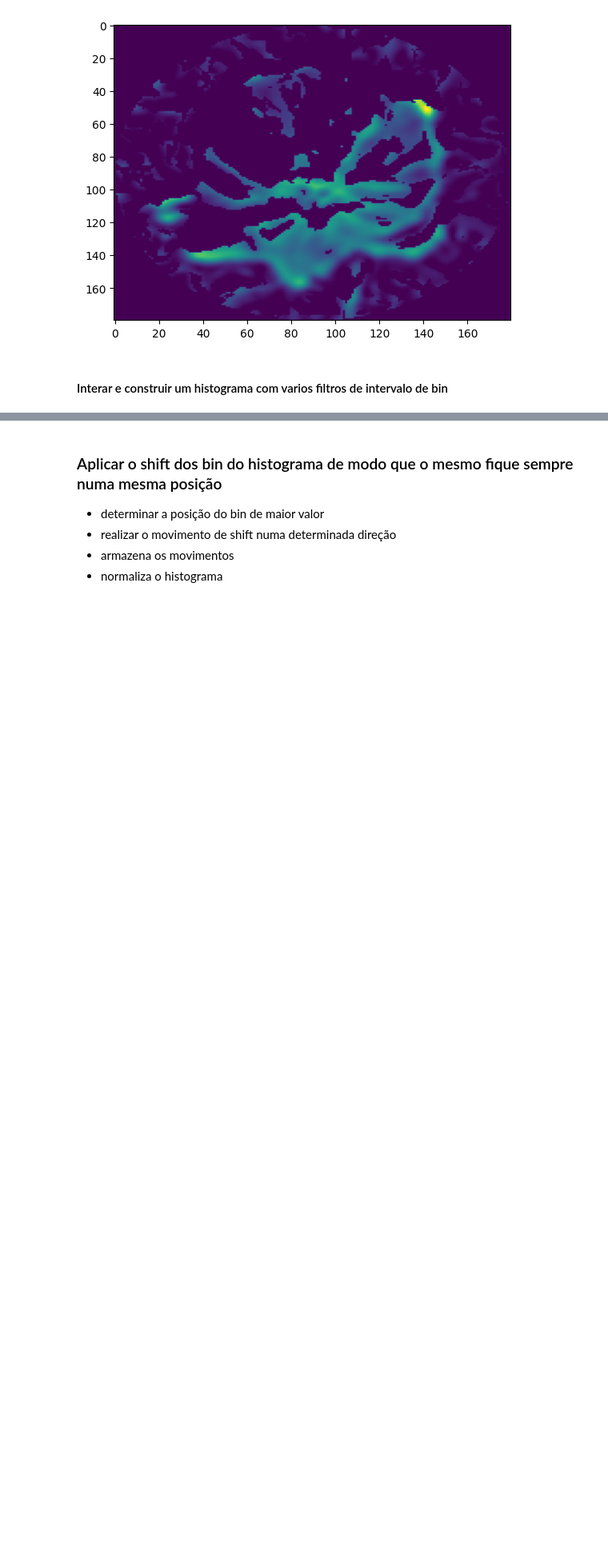
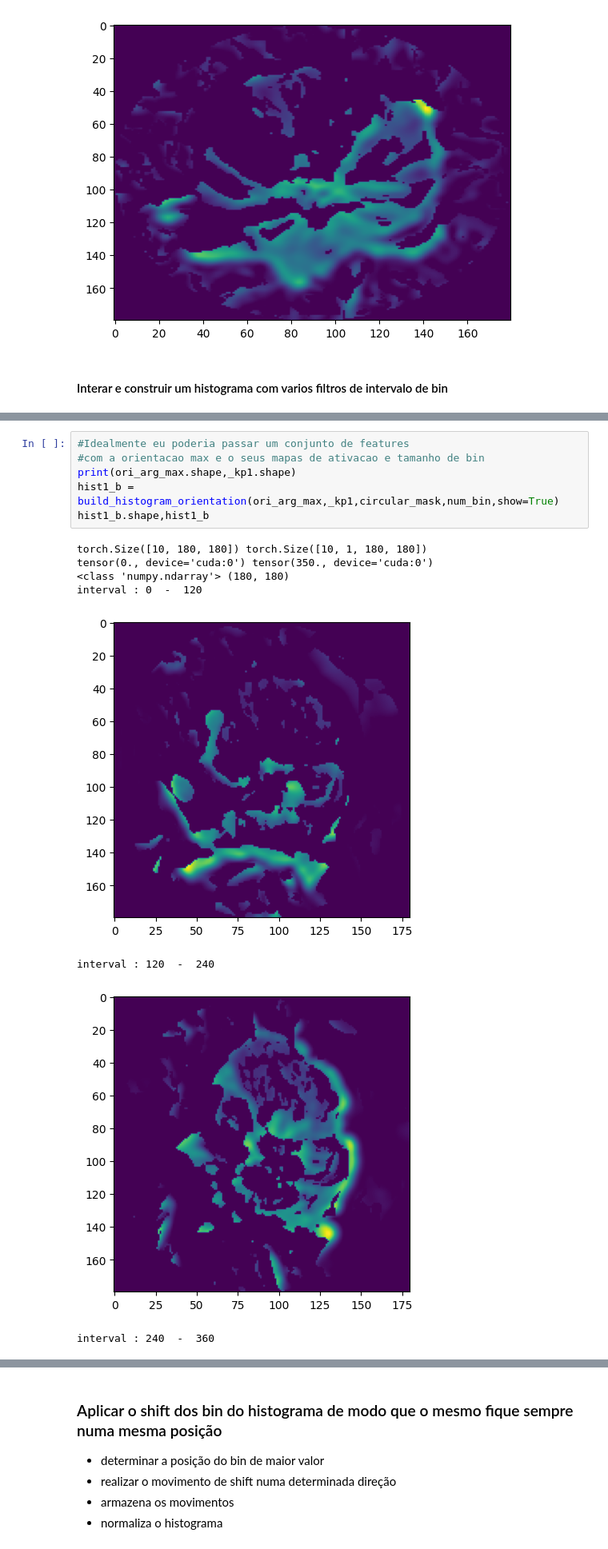
Before and after one commit to binarycode11/singular-points, a Jupyter notebook: exemplo-orie-hist.ipynb, the cells around one changed output, grey strips where cells are left out. Shown at 80% size. Cells and saved outputs as stored; diff of their text form; blank space fills up the shorter version.

```diff
--- a/exemplo-orie-hist.ipynb
+++ b/exemplo-orie-hist.ipynb
@@ -298,0 +225,15 @@ interval : 240  -  360
+# %%
+#Idealmente eu poderia passar um conjunto de features
+#com a orientacao max e o seus mapas de ativacao e tamanho de bin
+print(ori_arg_max.shape,_kp1.shape)
+hist1_b = build_histogram_orientation(ori_arg_max,_kp1,circular_mask,num_bin,show=True)
+hist1_b.shape,hist1_b
+# %% [output]
+torch.Size([10, 180, 180]) torch.Size([10, 1, 180, 180])
+tensor(0., device='cuda:0') tensor(350., device='cuda:0')
+<class 'numpy.ndarray'> (180, 180)
+interval : 0  -  120
+[figure, added]
+interval : 120  -  240
+[figure, added]
+interval : 240  -  360
```
Also changed, not shown: parts of 20 cells of this notebook, 9 other files.
